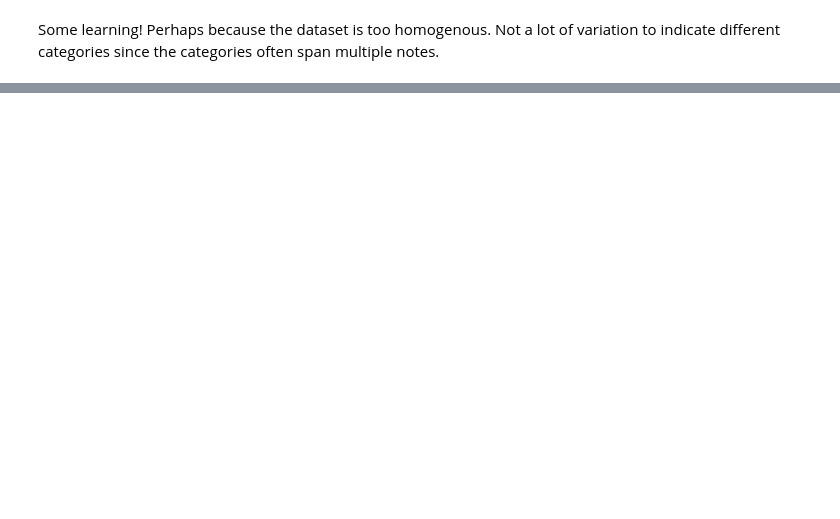
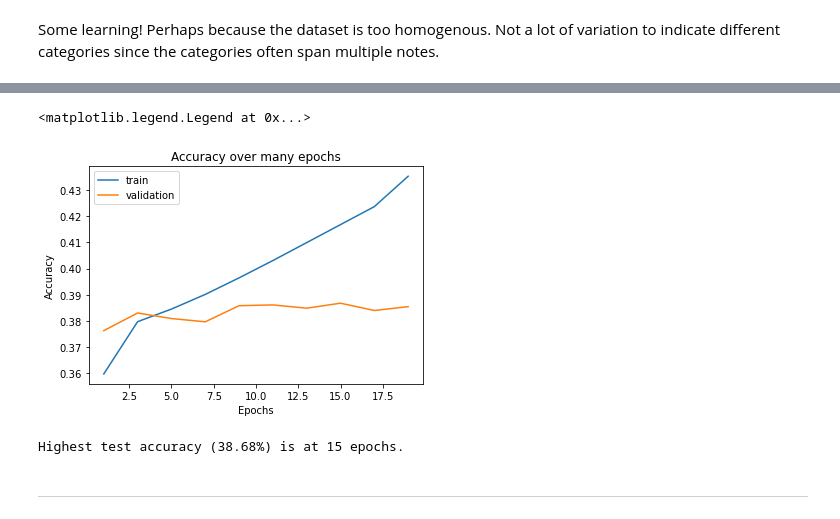
Before and after one commit to sanjay-elangovan/PredictingECGDiagnoses, a Jupyter notebook: Models/Sequential Models/EKG_data_v2/TF-IDF - Sequential.ipynb, the cells around one changed output, grey strips where cells are left out. Saved outputs shown, nothing was run; the diff lists cells and outputs as text; code cells hidden in the pictures; blank space fills up the shorter version.

```diff
--- a/Models/Sequential Models/EKG_data_v2/TF-IDF - Sequential.ipynb
+++ b/Models/Sequential Models/EKG_data_v2/TF-IDF - Sequential.ipynb
@@ -47 +48,10 @@ tf.keras.utils.plot_model(model_functional, "tf_idf_embeddings.png", show_shapes
+# %%
+inputs = tf.keras.layers.Input(shape=(tfidf_embeddings_train[0].shape[1],))
+hidden_1_out = tf.keras.layers.Dense(2000, activation='relu', kernel_regularizer=regularizers.l1_l2(l1=1e-5, l2=1e-4))(inputs)
+dropout = tf.keras.layers.Dropout(0.2)(hidden_1_out)
+hidden_2_out = tf.keras.layers.Dense(1000, activation='relu', kernel_regularizer=regularizers.l1_l2(l1=1e-5, l2=1e-4))(dropout)
+classification_out = tf.keras.layers.Dense(4, activation='softmax')(hidden_2_out)
+
+model_functional = tf.keras.models.Model(inputs=inputs, outputs = classification_out)
+model_functional.compile(loss='SparseCategoricalCrossentropy', optimizer='adam', metrics=['accuracy'])
 # %%
@@ -75,0 +256,22 @@ Some learning! Perhaps because the dataset is too homogenous. Not a lot of varia
+# %%
+train_accuracies = []
+test_accuracies = []
+
+for i in range(1,20,2):
+    inputs = tf.keras.layers.Input(shape=(tfidf_embeddings_train[0].shape[1],))
+    hidden_1_out = tf.keras.layers.Dense(2000, activation='relu', kernel_regularizer=regularizers.l1_l2(l1=1e-5, l2=1e-4))(inputs)
+    classification_out = tf.keras.layers.Dense(4, activation='softmax')(hidden_1_out)
+
+    model_functional = tf.keras.models.Model(inputs=inputs, outputs = classification_out)
+    model_functional.compile(loss='SparseCategoricalCrossentropy', optimizer='adam', metrics=['accuracy'])
+
+    train = model_functional.fit(tfidf_embeddings_train, tfidf_labels_train, epochs=i, batch_size=512)
+    train_accuracies.append(train.history['accuracy'])
+    test = model_functional.evaluate(tfidf_embeddings_test, tfidf_labels_test)
+    test_accuracies.append(test[1])
+
+train=[]
+for i in train_accuracies:
+    train.append(i[len(i)-1])
+
+epochs = list(range(1,20,2))
@@ -75,0 +419,18 @@ Some learning! Perhaps because the dataset is too homogenous. Not a lot of varia
+# %%
+plt.plot(epochs, train,
+         epochs, test_accuracies
+        )
+plt.title('Accuracy over many epochs')
+plt.xlabel('Epochs')
+plt.ylabel('Accuracy')
+plt.legend(['train', 'validation'], loc='upper left')
+# %% [output]
+<matplotlib.legend.Legend at 0x...>
+[figure, added]
+# %%
+print(f"Highest test accuracy ({round(max(test_accuracies)*100,2)}%) is at \
+{epochs[test_accuracies.index(max(test_accuracies))]} epochs.")
+# %% [output]
+Highest test accuracy (38.68%) is at 15 epochs.
+# %% [markdown]
+---
```
Also changed, not shown: parts of 19 cells of this notebook, 9 other files.
